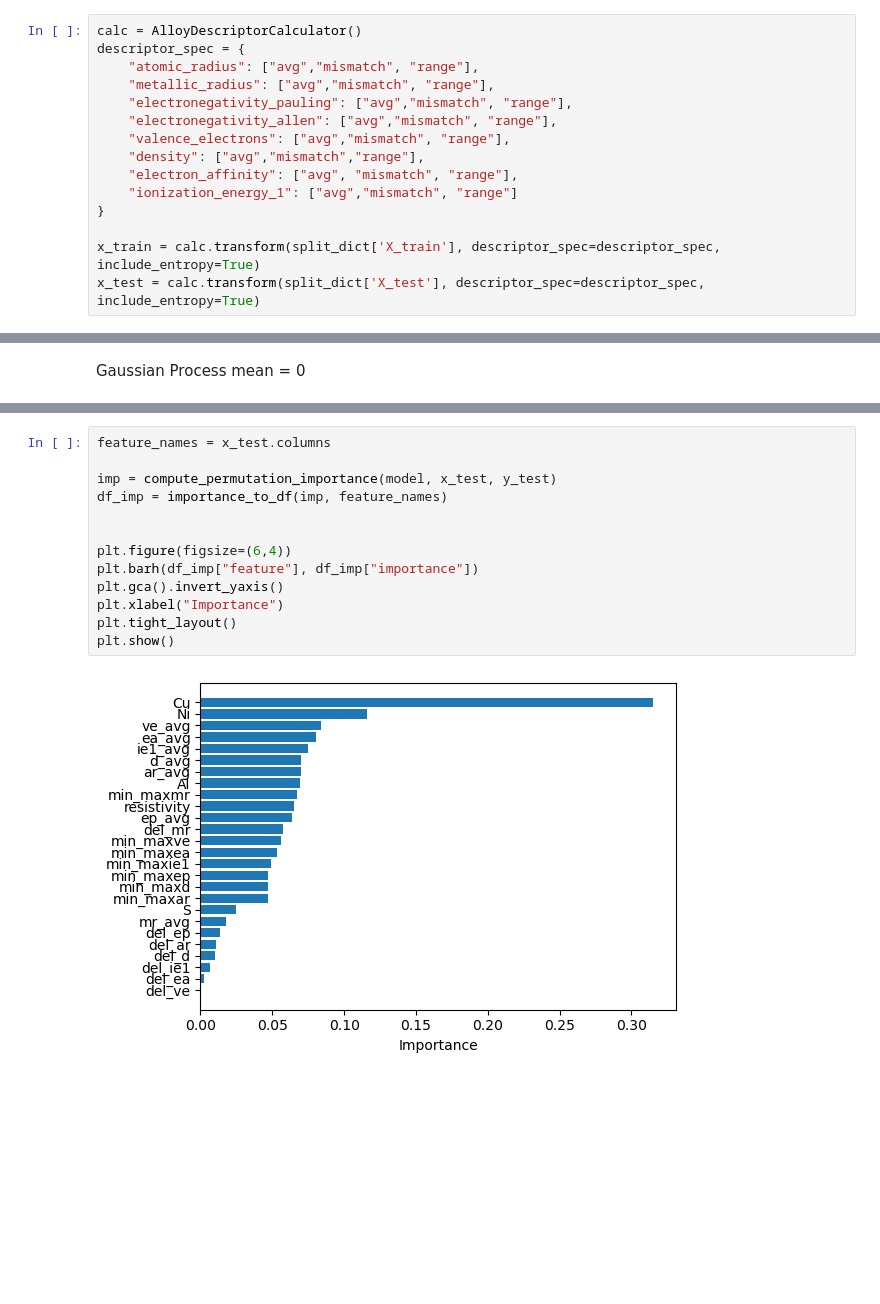
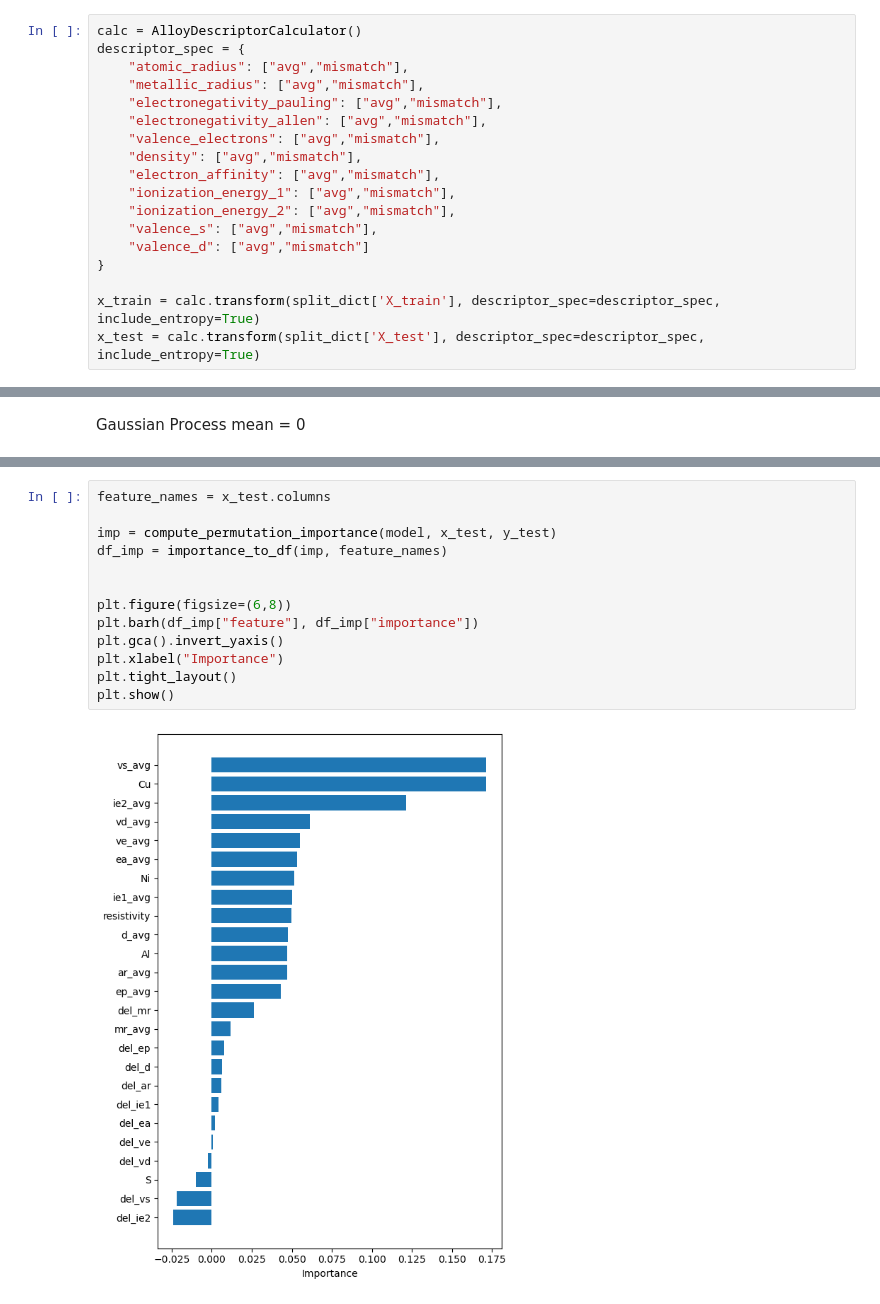
Before and after one commit to linarojas0824/Hybrid-Experimental-Data-Driven-Workflow, a Jupyter notebook: scripts/Notebooks/02_Model Training GP.ipynb, the cells around one changed output, grey strips where cells are left out. Cells and saved outputs as stored; diff of their text form; blank space fills up the shorter version.

```diff
--- a/scripts/Notebooks/02_Model Training GP.ipynb
+++ b/scripts/Notebooks/02_Model Training GP.ipynb
@@ -56,14 +56,17 @@ Load the descriptors
 # %%
 calc = AlloyDescriptorCalculator()
 descriptor_spec = {
-    "atomic_radius": ["avg","mismatch", "range"],
-    "metallic_radius": ["avg","mismatch", "range"],
-    "electronegativity_pauling": ["avg","mismatch", "range"],
-    "electronegativity_allen": ["avg","mismatch", "range"],
-    "valence_electrons": ["avg","mismatch", "range"],
-    "density": ["avg","mismatch","range"],
-    "electron_affinity": ["avg", "mismatch", "range"],
-    "ionization_energy_1": ["avg","mismatch", "range"]
+    "atomic_radius": ["avg","mismatch"],
+    "metallic_radius": ["avg","mismatch"],
+    "electronegativity_pauling": ["avg","mismatch"],
+    "electronegativity_allen": ["avg","mismatch"],
+    "valence_electrons": ["avg","mismatch"],
+    "density": ["avg","mismatch"],
+    "electron_affinity": ["avg","mismatch"],
+    "ionization_energy_1": ["avg","mismatch"],
+    "ionization_energy_2": ["avg","mismatch"],
+    "valence_s": ["avg","mismatch"],
+    "valence_d": ["avg","mismatch"]
 }
 
 x_train = calc.transform(split_dict['X_train'], descriptor_spec=descriptor_spec, include_entropy=True)
@@ -240,15 +243,15 @@ Fitting 5 folds for each of 36 candidates, totalling 180 fits
 # %%
 feature_names = x_test.columns
 
 imp = compute_permutation_importance(model, x_test, y_test)
 df_imp = importance_to_df(imp, feature_names)
 
 
-plt.figure(figsize=(6,4))
+plt.figure(figsize=(6,8))
 plt.barh(df_imp["feature"], df_imp["importance"])
 plt.gca().invert_yaxis()
 plt.xlabel("Importance")
 plt.tight_layout()
 plt.show()
 # %% [output]
-[figure, old version]
+[figure, new version]
```
Also changed, not shown: parts of 1 cell of this notebook, 2 other files.
